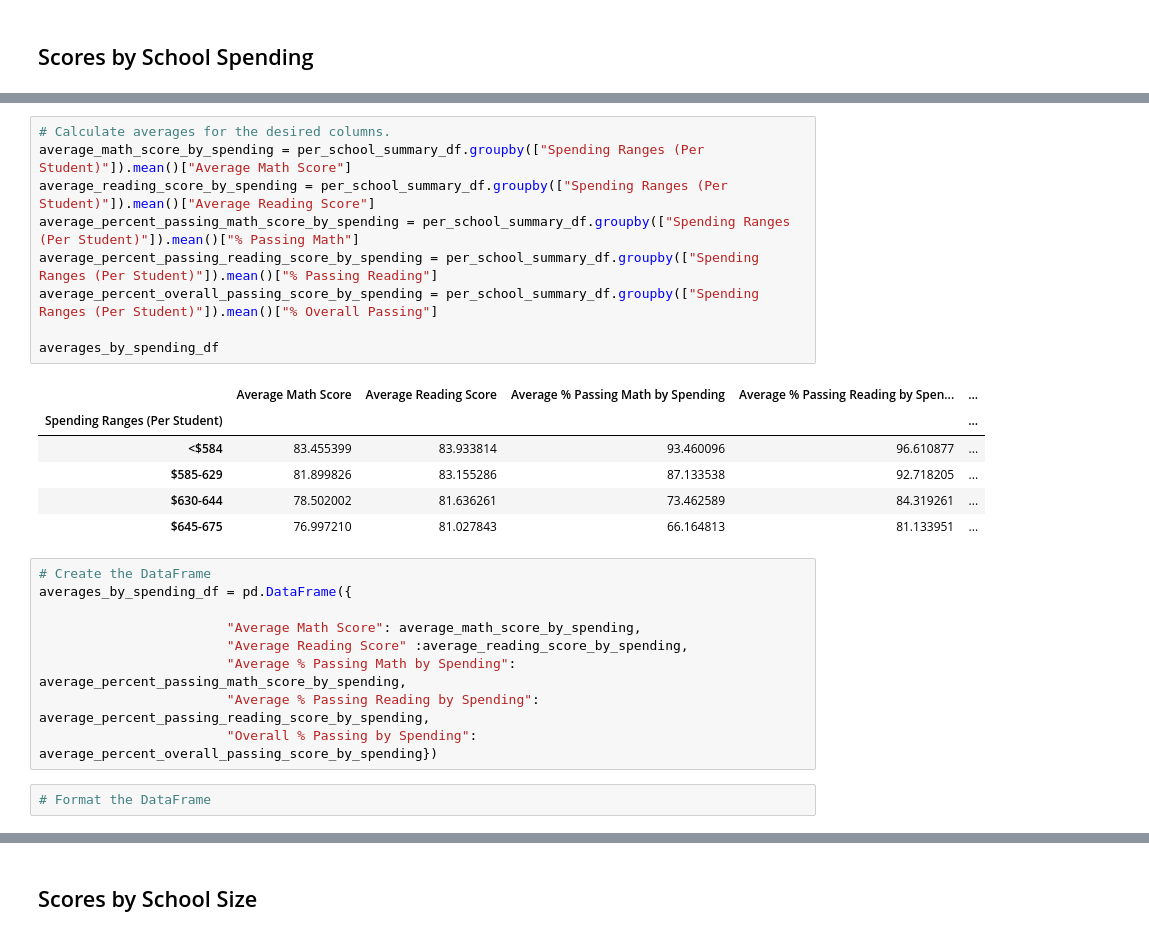
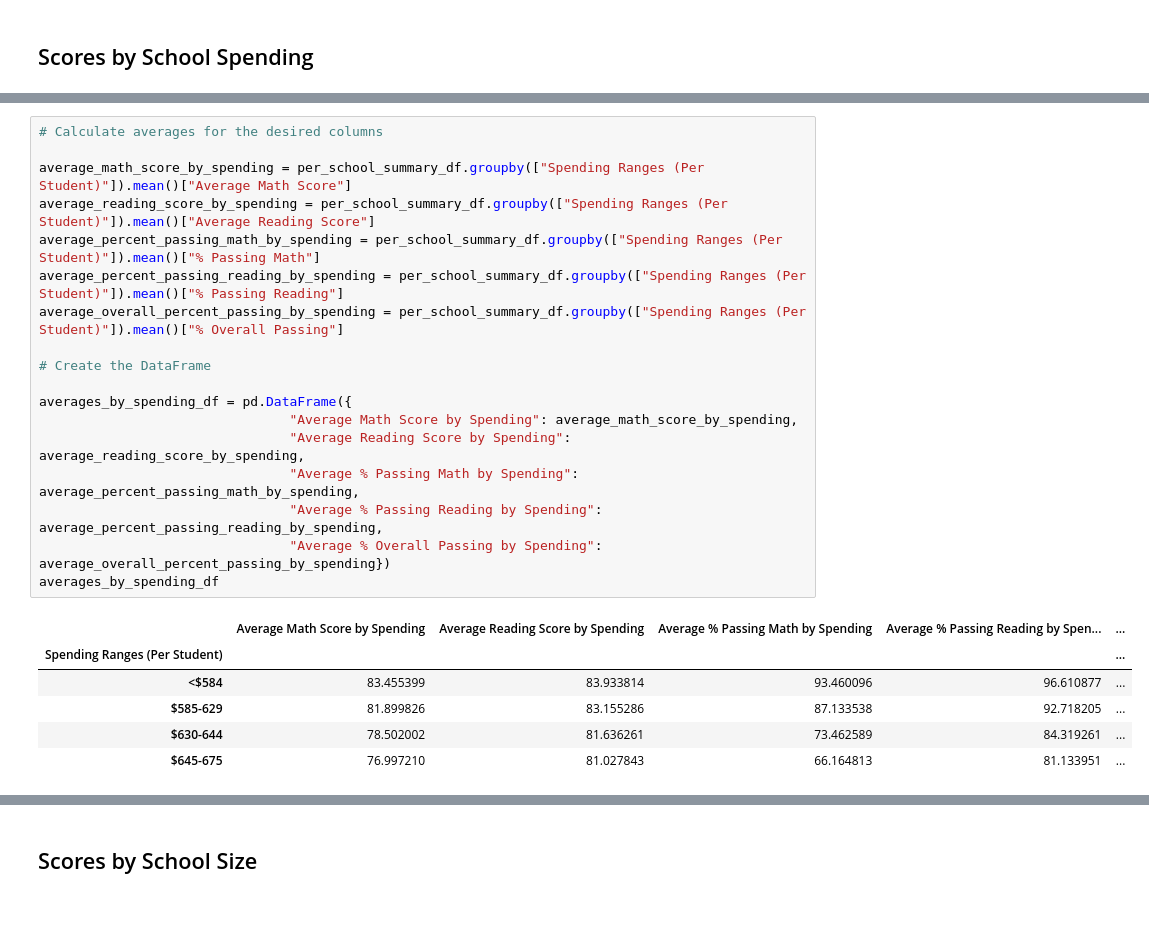
Before and after one commit to WinterElena/4PyCitySchools, a Jupyter notebook: PyCitySchools_Challenge.ipynb, the cells around one changed output, grey strips where cells are left out. Cells and saved outputs as stored; diff of their text form; blank space fills up the shorter version.

```diff
--- a/PyCitySchools_Challenge.ipynb
+++ b/PyCitySchools_Challenge.ipynb
@@ -528,29 +555,27 @@ per_school_summary_df
 | Wilson High School | Charter | 2283 | $1,319,574.00 | $578.00 | 83.274201 | ... |
 | Wright High School | Charter | 1800 | $1,049,400.00 | $583.00 | 83.682222 | ... |
 # %%
-# Calculate averages for the desired columns.
+# Calculate averages for the desired columns
+
 average_math_score_by_spending = per_school_summary_df.groupby(["Spending Ranges (Per Student)"]).mean()["Average Math Score"]
 average_reading_score_by_spending = per_school_summary_df.groupby(["Spending Ranges (Per Student)"]).mean()["Average Reading Score"]
-average_percent_passing_math_score_by_spending = per_school_summary_df.groupby(["Spending Ranges (Per Student)"]).mean()["% Passing Math"]
-average_percent_passing_reading_score_by_spending = per_school_summary_df.groupby(["Spending Ranges (Per Student)"]).mean()["% Passing Reading"]
-average_percent_overall_passing_score_by_spending = per_school_summary_df.groupby(["Spending Ranges (Per Student)"]).mean()["% Overall Passing"]
+average_percent_passing_math_by_spending = per_school_summary_df.groupby(["Spending Ranges (Per Student)"]).mean()["% Passing Math"]
+average_percent_passing_reading_by_spending = per_school_summary_df.groupby(["Spending Ranges (Per Student)"]).mean()["% Passing Reading"]
+average_overall_percent_passing_by_spending = per_school_summary_df.groupby(["Spending Ranges (Per Student)"]).mean()["% Overall Passing"]
 
+# Create the DataFrame
+
+averages_by_spending_df = pd.DataFrame({
+                                "Average Math Score by Spending": average_math_score_by_spending,
+                                "Average Reading Score by Spending": average_reading_score_by_spending,
+                                "Average % Passing Math by Spending": average_percent_passing_math_by_spending,
+                                "Average % Passing Reading by Spending": average_percent_passing_reading_by_spending,
+                                "Average % Overall Passing by Spending": average_overall_percent_passing_by_spending})
 averages_by_spending_df
 # %% [output]
-|  | Average Math Score | Average Reading Score | Average % Passing Math by Spending | Average % Passing Reading by Spen... | ... |
+|  | Average Math Score by Spending | Average Reading Score by Spending | Average % Passing Math by Spending | Average % Passing Reading by Spen... | ... |
 | Spending Ranges (Per Student) |  |  |  |  | ... |
 | <$584 | 83.455399 | 83.933814 | 93.460096 | 96.610877 | ... |
 | $585-629 | 81.899826 | 83.155286 | 87.133538 | 92.718205 | ... |
 | $630-644 | 78.502002 | 81.636261 | 73.462589 | 84.319261 | ... |
 | $645-675 | 76.997210 | 81.027843 | 66.164813 | 81.133951 | ... |
-# %%
-# Create the DataFrame
-averages_by_spending_df = pd.DataFrame({
-
-                        "Average Math Score": average_math_score_by_spending,
-                        "Average Reading Score" :average_reading_score_by_spending,
-                        "Average % Passing Math by Spending": average_percent_passing_math_score_by_spending,
-                        "Average % Passing Reading by Spending": average_percent_passing_reading_score_by_spending,
-                        "Overall % Passing by Spending": average_percent_overall_passing_score_by_spending})
-# %%
-# Format the DataFrame
```
Also changed, not shown: parts of 22 cells of this notebook, 1 other file.
